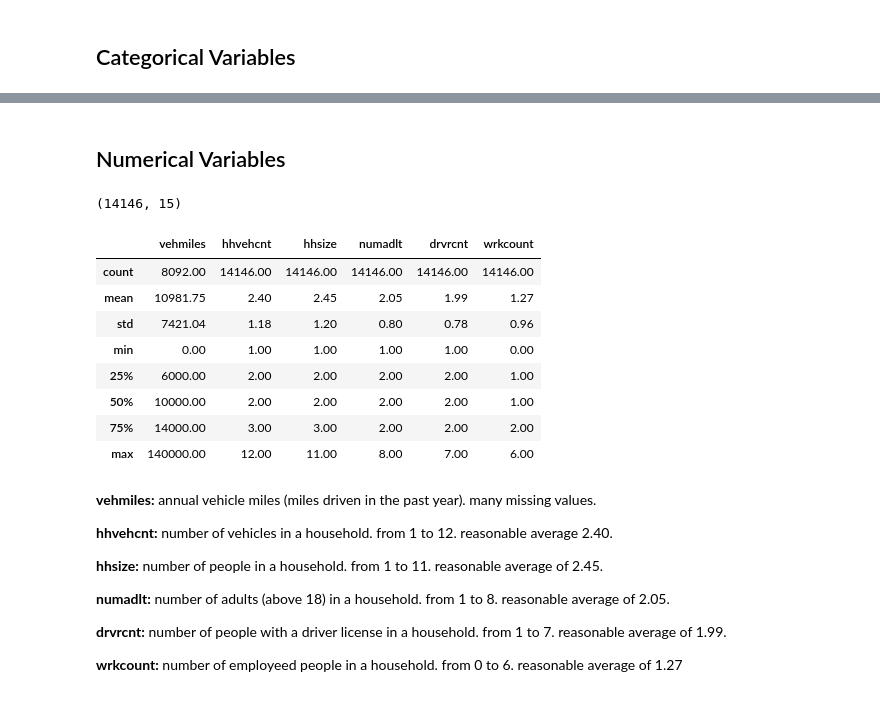
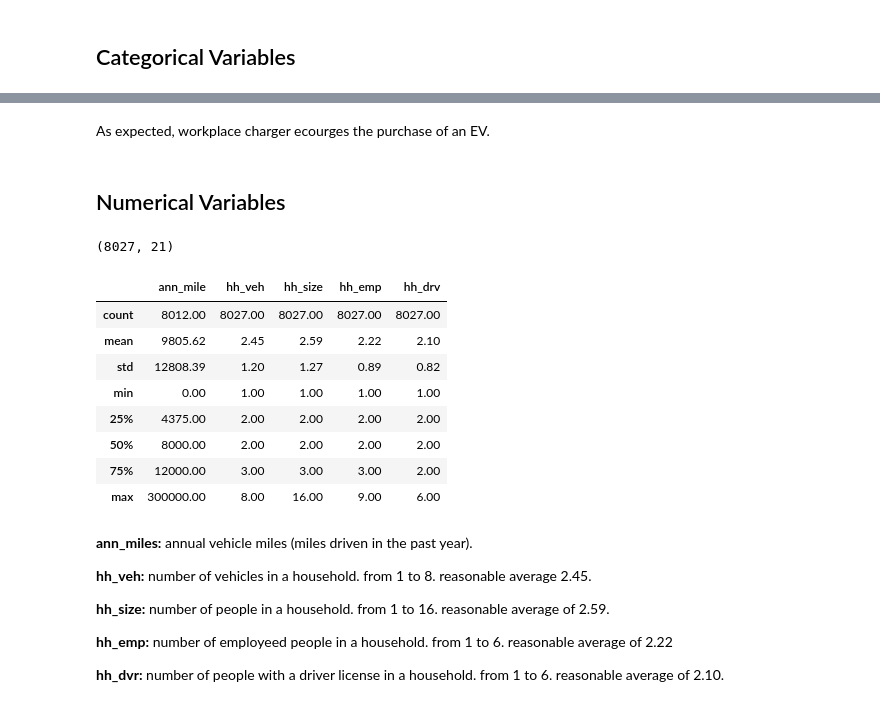
Before and after one commit to KoralleB/CA_Vehicle, a Jupyter notebook: notebook/DataExplore.ipynb, the cells around one changed output, grey strips where cells are left out. Cells and saved outputs as stored; diff of their text form; code cells hidden in the pictures.

```diff
--- a/notebook/DataExplore.ipynb
+++ b/notebook/DataExplore.ipynb
@@ -47,0 +17,12 @@ dtype: object
+# %%
+data = pd.read_csv('../output_files/data.csv')
+# %%
+# change column types
+obj_colnames = ['tnc_veh', 'delivery', 'county', 'region', 'charge_work', 'elec_acc', 'housing',
+                'hh_inc', 'gender', 'employ', 'stu', 'drive_freq', 'race']
+int_colnames = ['ann_mile', 'hh_veh', 'hh_size','hh_emp','hh_drv']
+
+for col in obj_colnames:
+    data[col] = data[col].astype('object')
+
+data['ann_mile'] = data['ann_mile'].astype('float64')
@@ -152,28 +110,28 @@ as expected, home owners are more likely to have electric vehicle. the process o
+# %% [markdown]
+As expected, workplace charger ecourges the purchase of an EV.
 # %% [markdown]
 ## Numerical Variables
 # %%
 print(data.shape)
-data.loc[:,data.columns.isin(['vehmiles','hhvehcnt','hhsize','numadlt','drvrcnt','wrkcount'])].describe().round(2)
+data.loc[:,data.columns.isin(['ann_mile', 'hh_veh', 'hh_size','hh_emp','hh_drv'])].describe().round(2)
 # %% [output]
-(14146, 15)
+(8027, 21)
-|  | vehmiles | hhvehcnt | hhsize | numadlt | drvrcnt | wrkcount |
-| count | 8092.00 | 14146.00 | 14146.00 | 14146.00 | 14146.00 | 14146.00 |
-| mean | 10981.75 | 2.40 | 2.45 | 2.05 | 1.99 | 1.27 |
-| std | 7421.04 | 1.18 | 1.20 | 0.80 | 0.78 | 0.96 |
-| min | 0.00 | 1.00 | 1.00 | 1.00 | 1.00 | 0.00 |
-| 25% | 6000.00 | 2.00 | 2.00 | 2.00 | 2.00 | 1.00 |
-| 50% | 10000.00 | 2.00 | 2.00 | 2.00 | 2.00 | 1.00 |
-| 75% | 14000.00 | 3.00 | 3.00 | 2.00 | 2.00 | 2.00 |
-| max | 140000.00 | 12.00 | 11.00 | 8.00 | 7.00 | 6.00 |
+|  | ann_mile | hh_veh | hh_size | hh_emp | hh_drv |
+| count | 8012.00 | 8027.00 | 8027.00 | 8027.00 | 8027.00 |
+| mean | 9805.62 | 2.45 | 2.59 | 2.22 | 2.10 |
+| std | 12808.39 | 1.20 | 1.27 | 0.89 | 0.82 |
+| min | 0.00 | 1.00 | 1.00 | 1.00 | 1.00 |
+| 25% | 4375.00 | 2.00 | 2.00 | 2.00 | 2.00 |
+| 50% | 8000.00 | 2.00 | 2.00 | 2.00 | 2.00 |
+| 75% | 12000.00 | 3.00 | 3.00 | 3.00 | 2.00 |
+| max | 300000.00 | 8.00 | 16.00 | 9.00 | 6.00 |
 # %% [markdown]
-__vehmiles:__ annual vehicle miles (miles driven in the past year). many missing values.
+__ann_miles:__ annual vehicle miles (miles driven in the past year).
 
-__hhvehcnt:__ number of vehicles in a household. from 1 to 12. reasonable average 2.40.
+__hh_veh:__ number of vehicles in a household. from 1 to 8. reasonable average 2.45.
 
-__hhsize:__ number of people in a household. from 1 to 11. reasonable average of 2.45.
+__hh_size:__ number of people in a household. from 1 to 16. reasonable average of 2.59.
 
-__numadlt:__ number of adults (above 18) in a household. from 1 to 8. reasonable average of 2.05.
+__hh_emp:__ number of employeed people in a household. from 1 to 6. reasonable average of 2.22
 
-__drvrcnt:__ number of people with a driver license in a household. from 1 to 7. reasonable average of 1.99.
-
-__wrkcount:__ number of employeed people in a household. from 0 to 6. reasonable average of 1.27
+__hh_dvr:__ number of people with a driver license in a household. from 1 to 6. reasonable average of 2.10.
```
Also changed, not shown: parts of 27 cells of this notebook, 12 other files.
